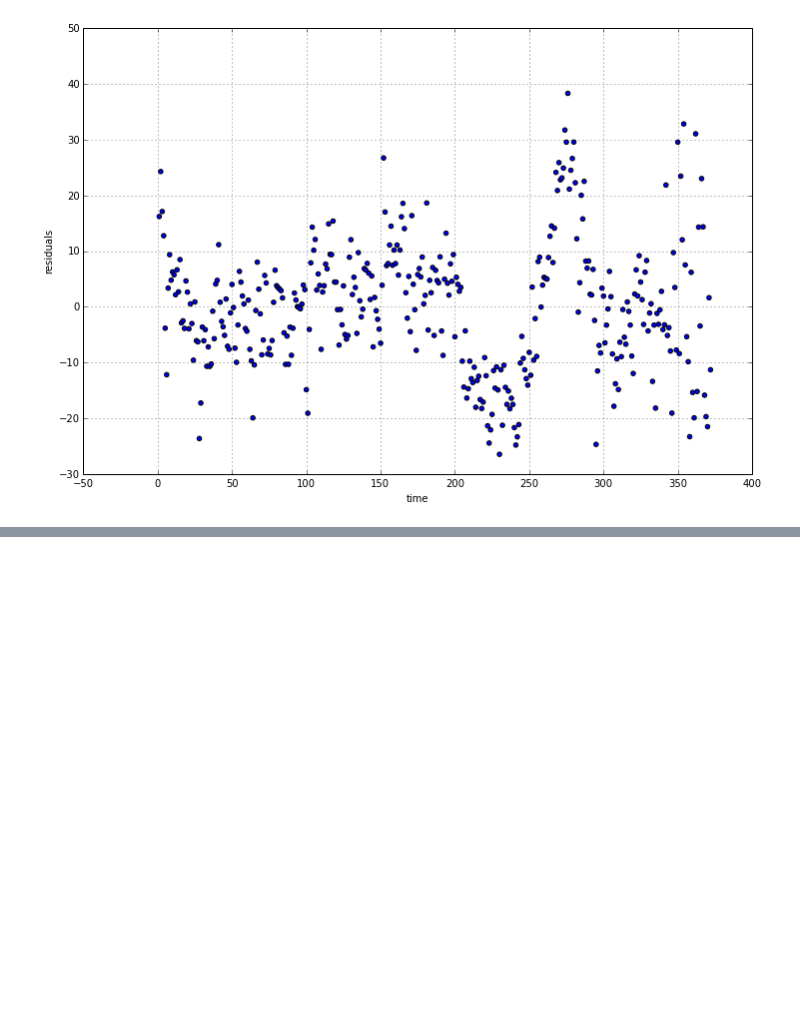
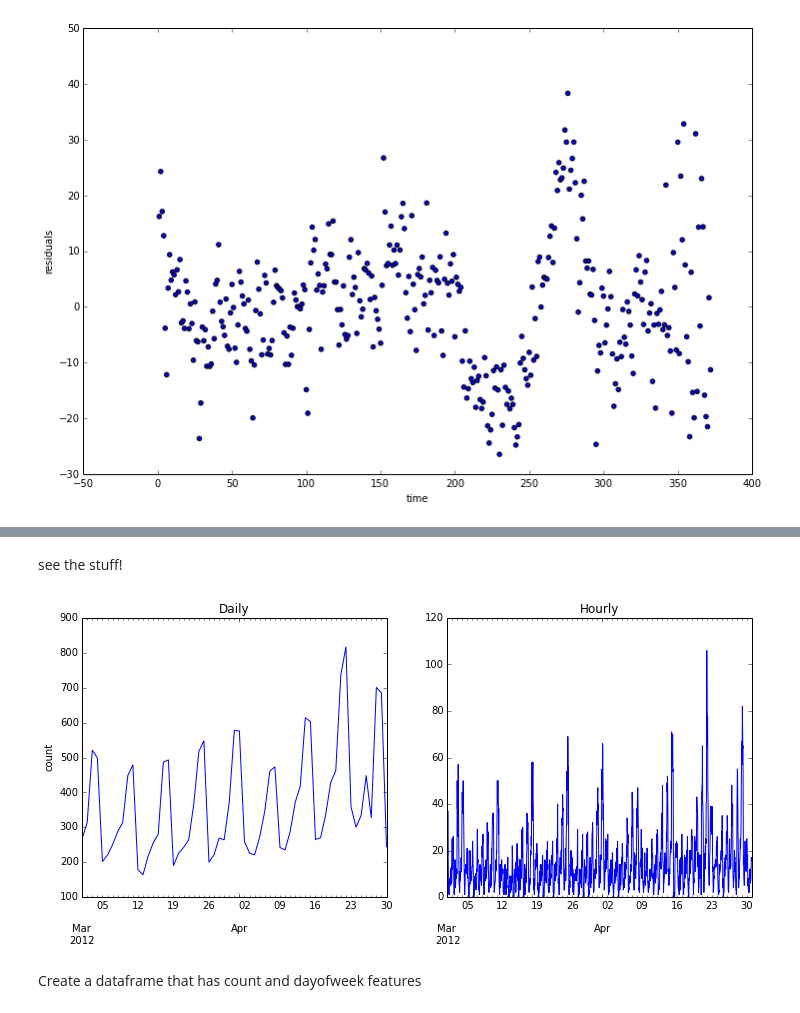
Before and after one commit to seawilloughby/textbook, a Jupyter notebook: notebooks/TimeSeriesExample.ipynb, the cells around one changed output, grey strips where cells are left out. Drawn from its saved outputs; the diff is of its cells as text; code cells hidden in the pictures; blank space fills up the shorter version.

```diff
--- a/notebooks/TimeSeriesExample.ipynb
+++ b/notebooks/TimeSeriesExample.ipynb
@@ -285,0 +307,4 @@ d_dateindex.plot(x = 'time', y = 'residuals', kind = 'scatter', figsize=(12,8))
+# %%
+ts = pd.read_json('data/logins.json', typ='series')
+ts = pd.Series(1, index = ts)
+ts.head()
@@ -285,0 +322,3 @@ d_dateindex.plot(x = 'time', y = 'residuals', kind = 'scatter', figsize=(12,8))
+# %%
+dailyts =ts.resample('D', how = 'count')
+dailyts.head()
@@ -285,0 +332,3 @@ d_dateindex.plot(x = 'time', y = 'residuals', kind = 'scatter', figsize=(12,8))
+# %%
+hourlyts =ts.resample('H', how = 'count')
+hourlyts.head()
@@ -285,0 +342,12 @@ d_dateindex.plot(x = 'time', y = 'residuals', kind = 'scatter', figsize=(12,8))
+# %% [markdown]
+see the stuff!
+# %%
+plt.subplot(1,2,1, ylabel = 'count')
+dailyts.plot(figsize = (12,5), title = 'Daily')
+plt.subplot(1,2,2)
+hourlyts.plot(title = 'Hourly')
+plt.show()
+# %% [output]
+[figure, added]
+# %% [markdown]
+Create a dataframe that has count and dayofweek features
```
Also changed, not shown: parts of 34 cells of this notebook, 17 other files.
